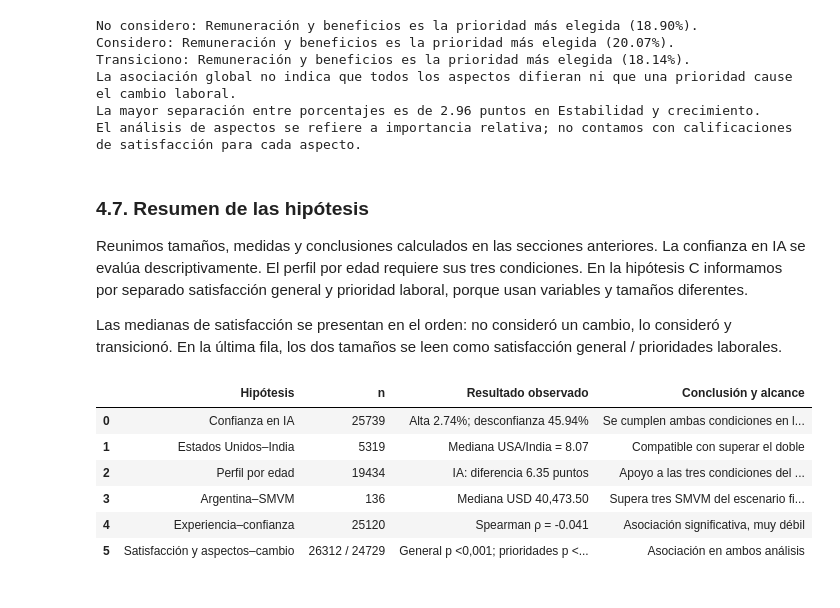
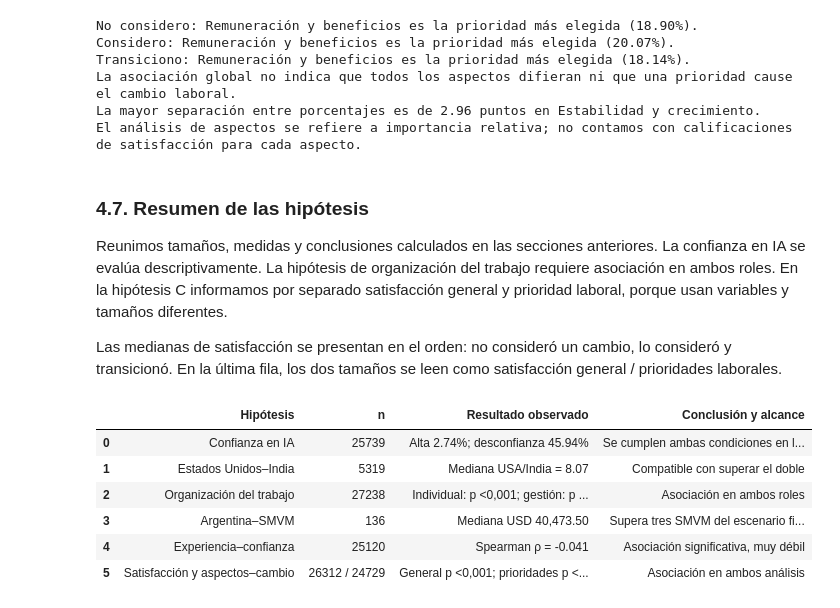
Before and after one commit to FausGiun/Fudamentos, a Jupyter notebook: tp_especial.ipynb, the cells around one changed output. Drawn from its saved outputs; the diff is of its cells as text; code cells hidden in the pictures.

Commit message:
Reemplazar hipótesis multivariada por organización del trabajo según empresa y rol

```diff
--- a/tp_especial.ipynb
+++ b/tp_especial.ipynb
@@ -274,5 +272,5 @@ Revisamos la composición de la muestra y las respuestas sobre IA y cambio labor
 # %%
-columnas_categoricas = ["MainBranch", "AISelect", "AIAcc", "NewRole"]
+columnas_categoricas = ["MainBranch", "AISelect", "AIAcc", "RemoteWork", "ICorPM", "NewRole"]
 
 for columna in columnas_categoricas:
     print("\n" + columna)
@@ -634,9 +633,4 @@ También creamos `situacion_cambio_laboral` mediante un diccionario y `map()` (P
 # %%
-datos_limpios["usa_ia_diariamente"] = datos_limpios["AISelect"].apply(
-    lambda valor_entrada: True if valor_entrada == "Yes, I use AI tools daily" else (False if pd.notna(valor_entrada) else np.nan)
-)
-print("Conteo de usa_ia_diariamente:")
-print(datos_limpios["usa_ia_diariamente"].value_counts(dropna=False))
 mapa_situacion_cambio = {
     "I have neither consider or transitioned into a new career or industry": "No considero",
     "I have somewhat considered changing my career and/or the industry I work in": "Considero",
@@ -1308,21 +1227,15 @@ Referencias: prueba del signo en Clase 5, pp. 25, 36 y 51; proporciones en pp. 4
 # %%
-# Conservamos el SMVM mensual elegido por el grupo.
 smvm_mensual_ars = 391200
-# Lo expresamos en doce meses para compararlo con una compensación anual.
 smvm_anual_ars = smvm_mensual_ars * 12
-# Usamos la cotización de referencia aportada por el grupo.
-tipo_cambio_usd = 1570
-# Convertimos el SMVM anual a USD.
-smvm_anual_usd = smvm_anual_ars / tipo_cambio_usd
-# Calculamos el umbral de tres SMVM anuales, que queda fijo para el contraste.
+
+usd = 1570
+
+smvm_anual_usd = smvm_anual_ars / usd
+
 umbral_3_smvm_usd = 3 * smvm_anual_usd
-# Filtramos profesionales de Argentina con compensación informada.
 datos_argentina = datos_profesionales[datos_profesionales["Country"].eq("Argentina")].dropna(subset=["ConvertedCompYearly"]).copy()
-# Conservamos los valores positivos sin retirar extremos por su magnitud.
 compensaciones_argentina = datos_argentina.loc[datos_argentina["ConvertedCompYearly"] > 0, "ConvertedCompYearly"]
-# Calculamos el tamaño efectivo y la mediana que pide la hipótesis.
 cantidad_compensaciones_argentina, mediana_compensaciones_argentina = len(compensaciones_argentina), compensaciones_argentina.median()
-# Mostramos las medidas que se compararán, en la misma unidad anual.
 print(f"Compensaciones válidas: {cantidad_compensaciones_argentina} | Mediana anual: USD {mediana_compensaciones_argentina:,.2f} | Tres SMVM del escenario: USD {umbral_3_smvm_usd:,.2f}")
 # %% [output]
 Compensaciones válidas: 136 | Mediana anual: USD 40,473.50 | Tres SMVM del escenario: USD 8,970.19
@@ -1901,27 +1698,26 @@ El análisis de aspectos se refiere a importancia relativa; no contamos con cali
 # %% [markdown]
 ### 4.7. Resumen de las hipótesis
 
-Reunimos tamaños, medidas y conclusiones calculados en las secciones anteriores. La confianza en IA se evalúa descriptivamente. El perfil por edad requiere sus tres condiciones. En la hipótesis C informamos por separado satisfacción general y prioridad laboral, porque usan variables y tamaños diferentes.
+Reunimos tamaños, medidas y conclusiones calculados en las secciones anteriores. La confianza en IA se evalúa descriptivamente. La hipótesis de organización del trabajo requiere asociación en ambos roles. En la hipótesis C informamos por separado satisfacción general y prioridad laboral, porque usan variables y tamaños diferentes.
 
 Las medianas de satisfacción se presentan en el orden: no consideró un cambio, lo consideró y transicionó.
 En la última fila, los dos tamaños se leen como satisfacción general / prioridades laborales.
 # %%
-# Reunimos resultados ya calculados: esta tabla no vuelve a filtrar ni modifica los datos.
 resumen_hipotesis = pd.DataFrame([
-    {"Hipótesis": "Confianza en IA", "n": cantidad_respuestas_confianza, "Resultado observado": f"Alta {100 * proporcion_confianza_alta:.2f}%; desconfianza {100 * proporcion_desconfianza:.2f}%", "Conclusión y alcance": "Se cumplen ambas condiciones en la muestra" if cumple_hipotesis_confianza else "No se cumplen ambas condiciones en la muestra"},  # Evaluación descriptiva de las respuestas agrupadas.
-    {"Hipótesis": "Estados Unidos–India", "n": len(datos_mercados), "Resultado observado": f"Mediana USA/India = {cociente_medianas_mercados:.2f}", "Conclusión y alcance": "Compatible con superar el doble" if apoyo_hipotesis_mercados else "No se sostiene superar el doble"},  # El cociente sale de las medianas por país.
-    {"Hipótesis": "Perfil por edad", "n": len(datos_perfil_edad), "Resultado observado": f"IA: diferencia {diferencia_uso_diario_puntos:.2f} puntos", "Conclusión y alcance": "Apoyo a las tres condiciones del perfil" if apoyo_perfil_edad else "Apoyo insuficiente al perfil completo"},  # También se contrastaron experiencia y compensación.
-    {"Hipótesis": "Argentina–SMVM", "n": cantidad_compensaciones_argentina, "Resultado observado": f"Mediana USD {mediana_compensaciones_argentina:,.2f}", "Conclusión y alcance": "Supera tres SMVM del escenario fijado" if apoyo_argentina_smvm else "No se demuestra superar el umbral"},  # La referencia se mantiene fija en la sección 4.4.
-    {"Hipótesis": "Experiencia–confianza", "n": len(datos_experiencia_confianza), "Resultado observado": f"Spearman ρ = {correlacion_experiencia_confianza:.3f}", "Conclusión y alcance": "Asociación significativa, muy débil" if apoyo_experiencia_confianza else "Sin diferencias globales detectadas"},  # Kruskal compara distribuciones; Spearman mide tendencia.
+    {"Hipótesis": "Confianza en IA", "n": cantidad_respuestas_confianza, "Resultado observado": f"Alta {100 * proporcion_confianza_alta:.2f}%; desconfianza {100 * proporcion_desconfianza:.2f}%", "Conclusión y alcance": "Se cumplen ambas condiciones en la muestra" if cumple_hipotesis_confianza else "No se cumplen ambas condiciones en la muestra"},
+    {"Hipótesis": "Estados Unidos–India", "n": len(datos_mercados), "Resultado observado": f"Mediana USA/India = {cociente_medianas_mercados:.2f}", "Conclusión y alcance": "Compatible con superar el doble" if apoyo_hipotesis_mercados else "No se sostiene superar el doble"},
+    {"Hipótesis": "Organización del trabajo", "n": len(datos_organizacion), "Resultado observado": f"Individual: p {formatear_valor_p(valores_p_organizacion[orden_roles[0]])}; gestión: p {formatear_valor_p(valores_p_organizacion[orden_roles[1]])}", "Conclusión y alcance": "Asociación en ambos roles" if apoyo_organizacion else "Apoyo insuficiente al planteo completo"},
+    {"Hipótesis": "Argentina–SMVM", "n": cantidad_compensaciones_argentina, "Resultado observado": f"Mediana USD {mediana_compensaciones_argentina:,.2f}", "Conclusión y alcance": "Supera tres SMVM del escenario fijado" if apoyo_argentina_smvm else "No se demuestra superar el umbral"},
+    {"Hipótesis": "Experiencia–confianza", "n": len(datos_experiencia_confianza), "Resultado observado": f"Spearman ρ = {correlacion_experiencia_confianza:.3f}", "Conclusión y alcance": "Asociación significativa, muy débil" if apoyo_experiencia_confianza else "Sin diferencias globales detectadas"},
     {"Hipótesis": "Satisfacción y aspectos–cambio", "n": f"{len(datos_satisfaccion)} / {len(datos_prioridades)}", "Resultado observado": f"General p {formatear_valor_p(valor_p_satisfaccion_cambio)}; prioridades p {formatear_valor_p(valor_p_prioridades)}", "Conclusión y alcance": "Asociación en ambos análisis" if asociacion_satisfaccion_cambio and asociacion_prioridades_cambio else ("Asociación solo en satisfacción general" if asociacion_satisfaccion_cambio else ("Asociación solo en prioridades" if asociacion_prioridades_cambio else "Sin asociación detectada"))},
 ])
-# Mostramos las seis filas sin perder la referencia a los análisis que las originaron.
+
 resumen_hipotesis
 # %% [output]
 |  | Hipótesis | n | Resultado observado | Conclusión y alcance |
 | 0 | Confianza en IA | 25739 | Alta 2.74%; desconfianza 45.94% | Se cumplen ambas condiciones en l... |
 | 1 | Estados Unidos–India | 5319 | Mediana USA/India = 8.07 | Compatible con superar el doble |
-| 2 | Perfil por edad | 19434 | IA: diferencia 6.35 puntos | Apoyo a las tres condiciones del ... |
+| 2 | Organización del trabajo | 27238 | Individual: p <0,001; gestión: p ... | Asociación en ambos roles |
 | 3 | Argentina–SMVM | 136 | Mediana USD 40,473.50 | Supera tres SMVM del escenario fi... |
 | 4 | Experiencia–confianza | 25120 | Spearman ρ = -0.041 | Asociación significativa, muy débil |
 | 5 | Satisfacción y aspectos–cambio | 26312 / 24729 | General p <0,001; prioridades p <... | Asociación en ambos análisis |
```
Also changed, not shown: parts of 49 cells of this notebook, 1 other file.
